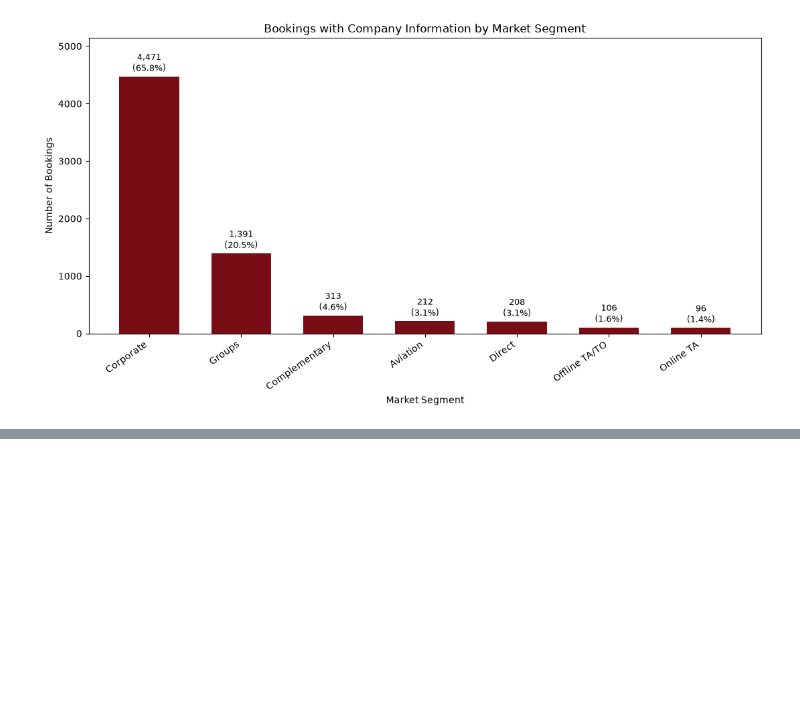
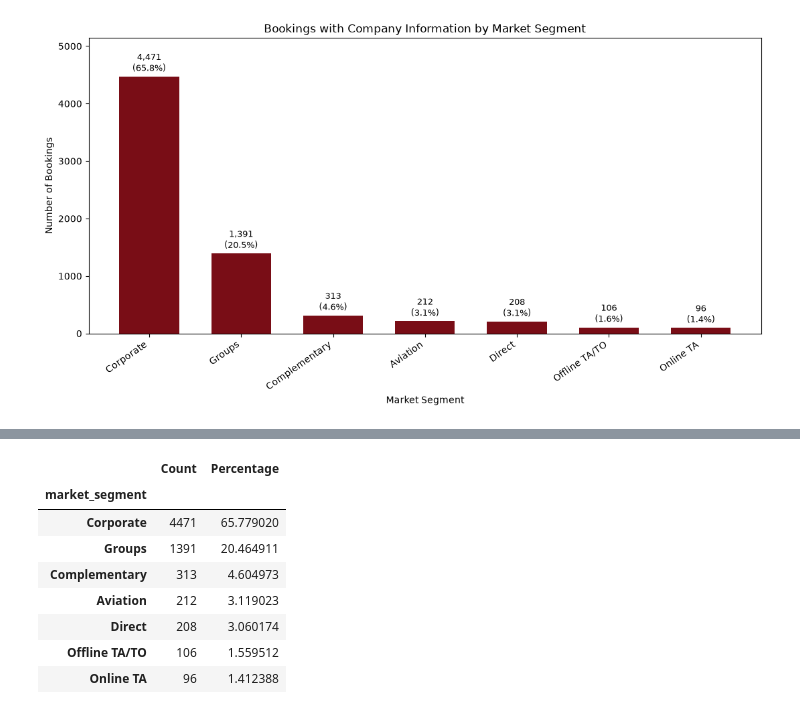
Before and after one commit to imelisa1/Hotel-Booking-Analysis, a Jupyter notebook: notebooks/01_data_understanding.ipynb, the cells around one changed output, grey strips where cells are left out. Cells and saved outputs as stored; diff of their text form; code cells hidden in the pictures; blank space fills up the shorter version.

```diff
--- a/notebooks/01_data_understanding.ipynb
+++ b/notebooks/01_data_understanding.ipynb
@@ -258,0 +253,17 @@ Name: count, dtype: float64
+# %%
+Count = df[df["company"].notna()].value_counts("market_segment") # her segmentteki company bilgisi dolu olan kayıt sayısı
+segmeny_perc = pd.DataFrame({
+    "Count" : Count,
+    "Percentage" : (Count / df["company"].notna().sum())*100
+    })
+segmeny_perc
+# %% [output]
+|  | Count | Percentage |
+| market_segment |  |  |
+| Corporate | 4471 | 65.779020 |
+| Groups | 1391 | 20.464911 |
+| Complementary | 313 | 4.604973 |
+| Aviation | 212 | 3.119023 |
+| Direct | 208 | 3.060174 |
+| Offline TA/TO | 106 | 1.559512 |
+| Online TA | 96 | 1.412388 |
```
Also changed, not shown: parts of 13 cells of this notebook.
